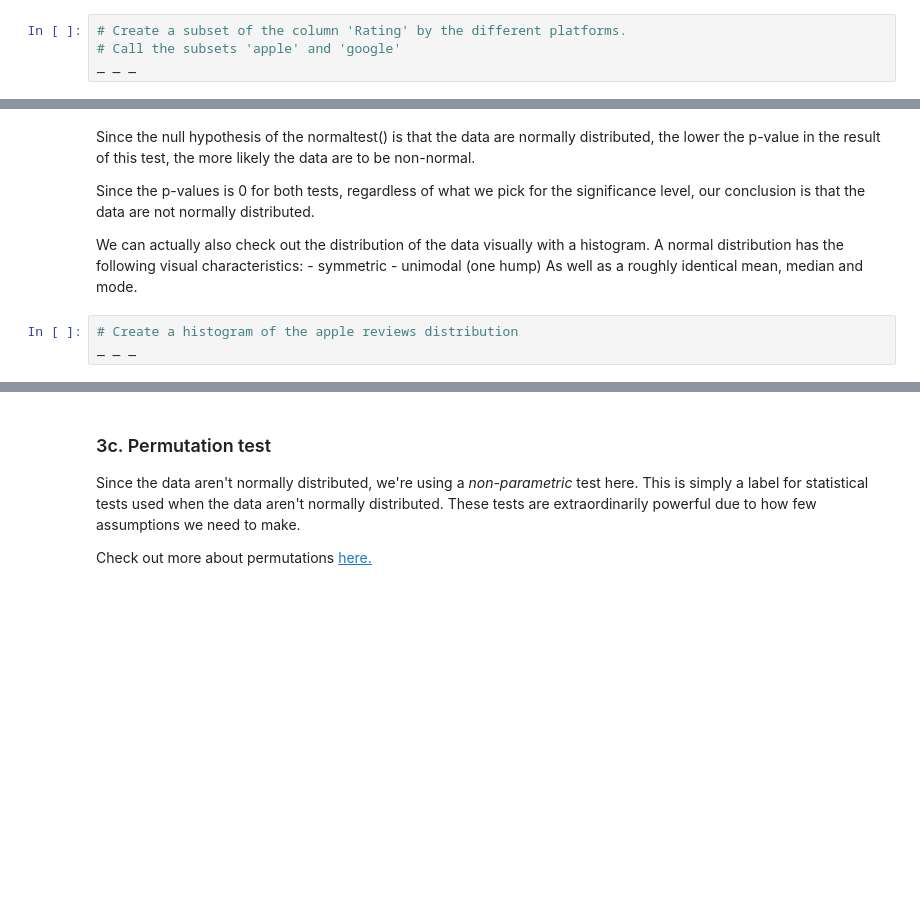
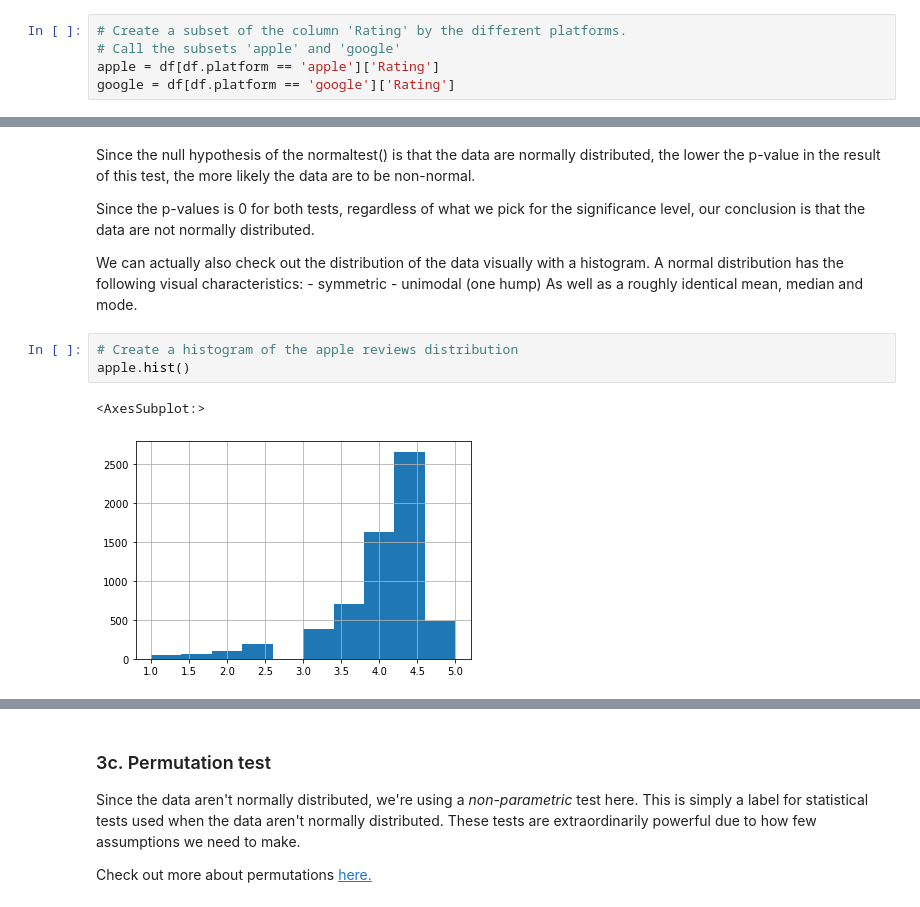
Before and after one commit to hribar904/Springboard, a Jupyter notebook: Case Study - Integrating Apps/Project Files/Springboard Apps project - Tier 3 - Complete.ipynb, the cells around one changed output, grey strips where cells are left out. Drawn from its saved outputs; the diff is of its cells as text; blank space fills up the shorter version.

```diff
--- a/Case Study - Integrating Apps/Project Files/Springboard Apps project - Tier 3 - Complete.ipynb
+++ b/Case Study - Integrating Apps/Project Files/Springboard Apps project - Tier 3 - Complete.ipynb
@@ -432,7 +432,8 @@ There are many different statistical tests, all with different assumptions. You'
 # %%
 # Create a subset of the column 'Rating' by the different platforms.
 # Call the subsets 'apple' and 'google'
-_ _ _
+apple = df[df.platform == 'apple']['Rating']
+google = df[df.platform == 'google']['Rating']
 # %%
 # Using the stats.normaltest() method, get an indication of whether the apple data are normally distributed
 # Save the result in a variable called apple_normal, and print it out
@@ -451,6 +458,9 @@ We can actually also check out the distribution of the data visually with a hist
 As well as a roughly identical mean, median and mode.
 # %%
 # Create a histogram of the apple reviews distribution
-_ _ _
+apple.hist()
+# %% [output]
+<AxesSubplot:>
+[figure, added]
 # %%
 # Create a histogram of the google data
```
Also changed, not shown: parts of 10 cells of this notebook.
